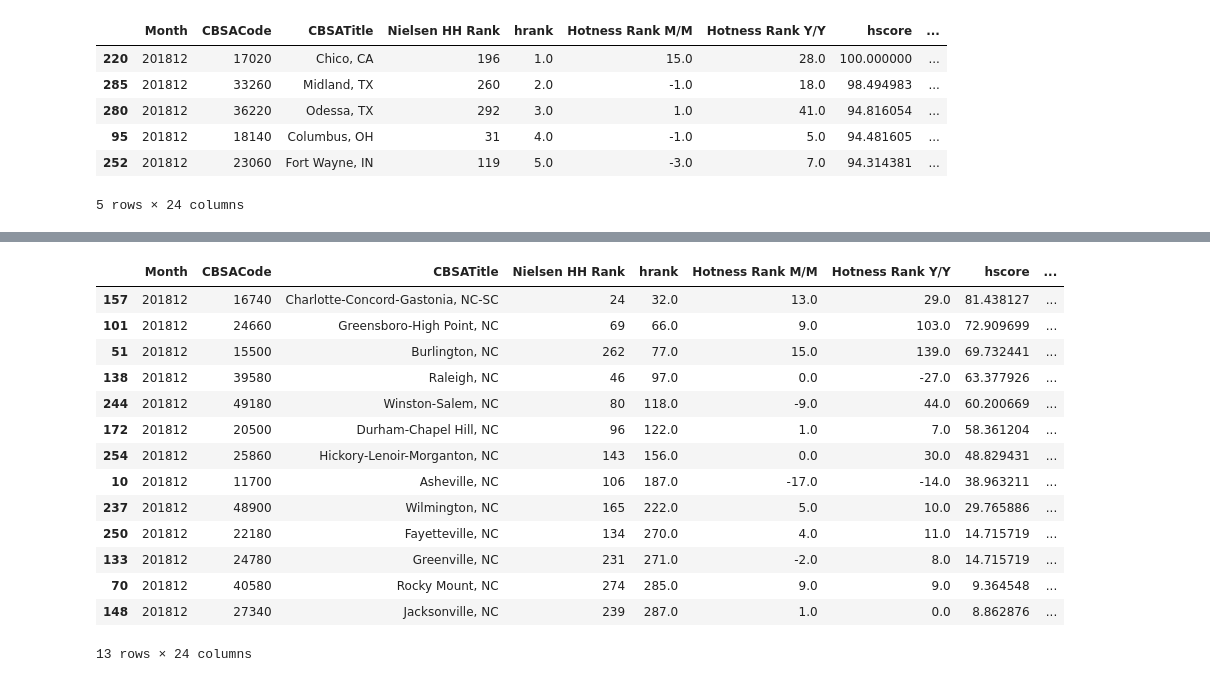
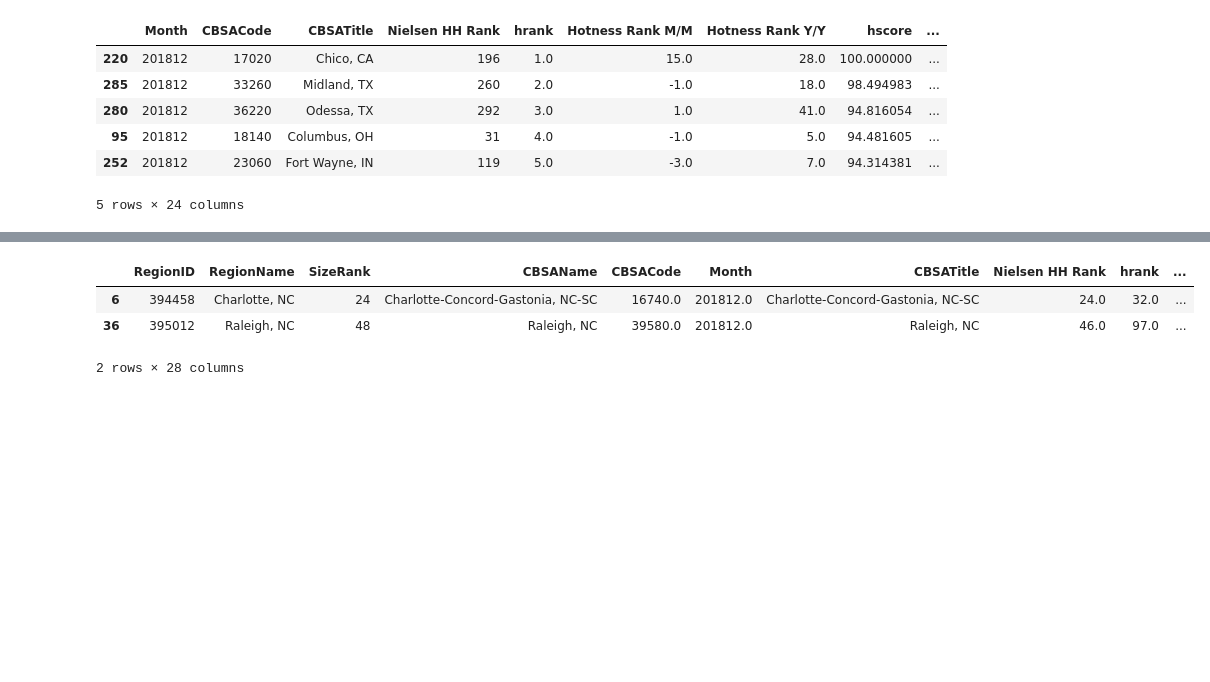
Before and after one commit to LoriHarris/Real_Estate_Affordability, a Jupyter notebook: plots.ipynb, the cells around one changed output, grey strips where cells are left out. Drawn from its saved outputs; the diff is of its cells as text; code cells hidden in the pictures; blank space fills up the shorter version.

```diff
--- a/plots.ipynb
+++ b/plots.ipynb
@@ -7,18 +7,29 @@ import matplotlib.pyplot as plt
 import pandas as pd
 import numpy as np
 
-# File to Load (Remember to change these)
+# Files to Load
 hot_metro_data = pd.read_csv("data/RDC_MarketHotness_Monthly_Metro.csv")
-hot_county_data = pd.read_csv("data/RDC_MarketHotness_Monthly_County.csv")
-hot_zip_data = pd.read_csv("data/RDC_MarketHotness_Monthly_Zip.csv")
 regionid_data = pd.read_csv("data/CountyCrossWalk_Zillow.csv", encoding='ISO-8859-1')
+top50_data = pd.read_csv("data/Affordability_Wide_2018Q3_Public.csv")
 
 # Combine the data into a single dataset
 data_metro = pd.DataFrame(hot_metro_data)
-data_county = pd.DataFrame(hot_county_data)
-data_zip = pd.DataFrame(hot_zip_data)
 data_region = pd.DataFrame(regionid_data)
+top_df = pd.DataFrame(top50_data)
+
+# Need county or zip datasets?
+
+# Files to load
+# hot_county_data = pd.read_csv("data/RDC_MarketHotness_Monthly_County.csv")
+# hot_zip_data = pd.read_csv("data/RDC_MarketHotness_Monthly_Zip.csv")
+
+# Create DataFrames
+# data_county = pd.DataFrame(hot_county_data)
+# data_zip = pd.DataFrame(hot_zip_data)
 
 # Display the data table for preview
-data_metro.head()
+top_df.head(10)
+data_metro.head(10)
+data_region.head(10)
+data_region.count()
 # %% [output]
@@ -82,3 +137,15 @@ data_sort.head()
 | 95 | 201812 | 18140 | Columbus, OH | 31 | 4.0 | -1.0 | 5.0 | 94.481605 | ... |
 | 252 | 201812 | 23060 | Fort Wayne, IN | 119 | 5.0 | -3.0 | 7.0 | 94.314381 | ... |
 5 rows × 24 columns
+# %%
+# Data cleaning
+df_sort = data_rename.sort_values(by=['CBSACode'])
+df_sort.head(15)
+
+lkup_lst.sort_values(by=['CBSACode'])
+lkup_lst.head(15)
+
+# Merge datasets
+top_df = pd.merge(lkup_lst, df_sort, on="CBSACode", how="left")
+top_df.head(10)
+top_df.count()
@@ -96,20 +197,11 @@ data_revsort.head()
 # %%
-nc_df = data_rename.loc[data_rename['CBSATitle'].str.contains(', NC')]
+# NC Cities
+not_null_df = top_df.dropna(how="any")
+nc_df = not_null_df.loc[not_null_df['CBSATitle'].str.contains(', NC')]
 nc_sort = nc_df.sort_values(by=['hrank'])
 nc_sort
 # %% [output]
-|  | Month | CBSACode | CBSATitle | Nielsen HH Rank | hrank | Hotness Rank M/M | Hotness Rank Y/Y | hscore | ... |
-| 157 | 201812 | 16740 | Charlotte-Concord-Gastonia, NC-SC | 24 | 32.0 | 13.0 | 29.0 | 81.438127 | ... |
-| 101 | 201812 | 24660 | Greensboro-High Point, NC | 69 | 66.0 | 9.0 | 103.0 | 72.909699 | ... |
-| 51 | 201812 | 15500 | Burlington, NC | 262 | 77.0 | 15.0 | 139.0 | 69.732441 | ... |
-| 138 | 201812 | 39580 | Raleigh, NC | 46 | 97.0 | 0.0 | -27.0 | 63.377926 | ... |
-| 244 | 201812 | 49180 | Winston-Salem, NC | 80 | 118.0 | -9.0 | 44.0 | 60.200669 | ... |
-| 172 | 201812 | 20500 | Durham-Chapel Hill, NC | 96 | 122.0 | 1.0 | 7.0 | 58.361204 | ... |
-| 254 | 201812 | 25860 | Hickory-Lenoir-Morganton, NC | 143 | 156.0 | 0.0 | 30.0 | 48.829431 | ... |
-| 10 | 201812 | 11700 | Asheville, NC | 106 | 187.0 | -17.0 | -14.0 | 38.963211 | ... |
-| 237 | 201812 | 48900 | Wilmington, NC | 165 | 222.0 | 5.0 | 10.0 | 29.765886 | ... |
-| 250 | 201812 | 22180 | Fayetteville, NC | 134 | 270.0 | 4.0 | 11.0 | 14.715719 | ... |
-| 133 | 201812 | 24780 | Greenville, NC | 231 | 271.0 | -2.0 | 8.0 | 14.715719 | ... |
-| 70 | 201812 | 40580 | Rocky Mount, NC | 274 | 285.0 | 9.0 | 9.0 | 9.364548 | ... |
-| 148 | 201812 | 27340 | Jacksonville, NC | 239 | 287.0 | 1.0 | 0.0 | 8.862876 | ... |
+|  | RegionID | RegionName | SizeRank | CBSAName | CBSACode | Month | CBSATitle | Nielsen HH Rank | hrank | ... |
+| 6 | 394458 | Charlotte, NC | 24 | Charlotte-Concord-Gastonia, NC-SC | 16740.0 | 201812.0 | Charlotte-Concord-Gastonia, NC-SC | 24.0 | 32.0 | ... |
+| 36 | 395012 | Raleigh, NC | 48 | Raleigh, NC | 39580.0 | 201812.0 | Raleigh, NC | 46.0 | 97.0 | ... |
-13 rows × 24 columns
+2 rows × 28 columns
```
Also changed, not shown: parts of 16 cells of this notebook, 1 other file.
